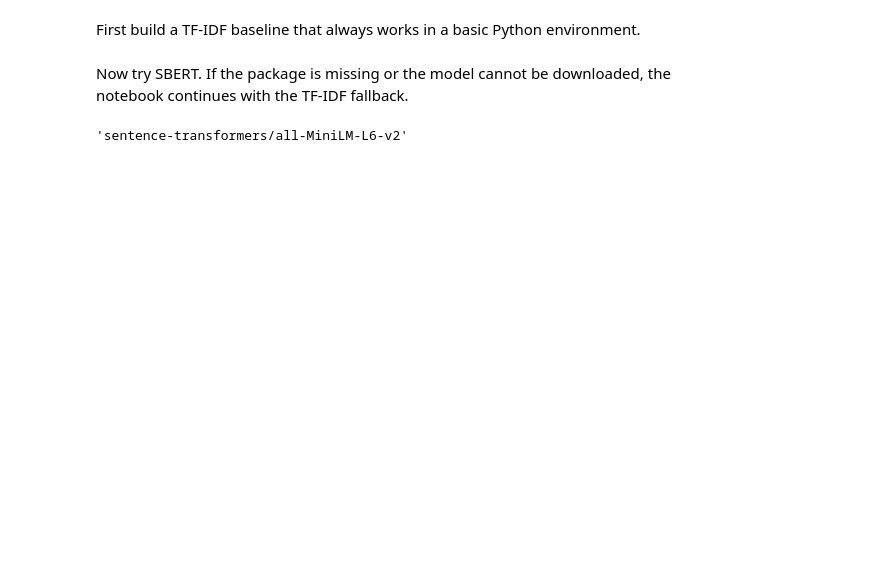
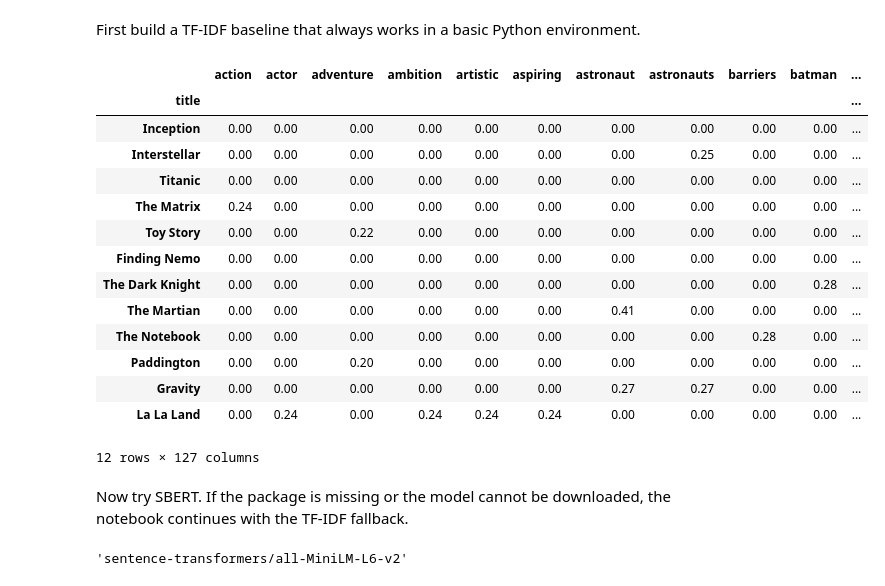
Before and after one commit to MehrdadJalali-AI/RecommenderSystems, a Jupyter notebook: chapter_02_content_based/05_sbert_semantic_recommender.ipynb, the cells around one changed output. Cells and saved outputs as stored; diff of their text form; code cells hidden in the pictures; blank space fills up the shorter version.

Commit message:
Replace chapter 2 SBERT semantic notebook

```diff
--- a/chapter_02_content_based/05_sbert_semantic_recommender.ipynb
+++ b/chapter_02_content_based/05_sbert_semantic_recommender.ipynb
@@ -11,18 +11,24 @@ Slide connection: deep content models, SBERT/BERT embeddings, semantic similarit
 # %% [markdown]
 TF-IDF works with shared words. SBERT can also capture related meanings, such as `astronaut`, `space`, `orbit`, and `Mars`.
 # %%
-# Teaching note: Load movies and combine text fields into one semantic description per movie.
 import pandas as pd
-import numpy as np
 from pathlib import Path
 
-DATA_DIR = Path("data")
-if not (DATA_DIR / "movies_chapter2.csv").exists():
-    DATA_DIR = Path("../data")
-if not (DATA_DIR / "movies_chapter2.csv").exists():
-    DATA_DIR = Path("chapter_02_content_based/data")
+DATA_DIRS = [
+    Path("data"),
+    Path("../data"),
+    Path("chapter_02_content_based/data"),
+]
 
-movies = pd.read_csv(DATA_DIR / "movies_chapter2.csv")
+for data_dir in DATA_DIRS:
+    csv_path = data_dir / "movies_chapter2.csv"
+    if csv_path.exists():
+        movies = pd.read_csv(csv_path)
+        break
+else:
+    url = "https://raw.githubusercontent.com/MehrdadJalali-AI/RecommenderSystems/main/chapter_02_content_based/data/movies_chapter2.csv"
+    movies = pd.read_csv(url)
+
 movies.head()
 # %% [output]
 |  | movie_id | title | genres | director | year | duration_min | rating | family_friendly | description | ... |
@@ -48,5 +55,30 @@ tfidf_matrix = tfidf.fit_transform(movies["semantic_text"])
 # Cosine similarity turns vectors into pairwise recommendation scores.
 tfidf_similarity = cosine_similarity(tfidf_matrix)
+# %%
+# Show TF-IDF table: rows = movies, columns = terms, values = TF-IDF weights
+tfidf_table = pd.DataFrame(
+    tfidf_matrix.toarray(),
+    index=movies["title"],
+    columns=tfidf.get_feature_names_out()
+)
+
+tfidf_table.round(2)
+# %% [output]
+|  | action | actor | adventure | ambition | artistic | aspiring | astronaut | astronauts | barriers | batman | ... |
+| title |  |  |  |  |  |  |  |  |  |  | ... |
+| Inception | 0.00 | 0.00 | 0.00 | 0.00 | 0.00 | 0.00 | 0.00 | 0.00 | 0.00 | 0.00 | ... |
+| Interstellar | 0.00 | 0.00 | 0.00 | 0.00 | 0.00 | 0.00 | 0.00 | 0.25 | 0.00 | 0.00 | ... |
+| Titanic | 0.00 | 0.00 | 0.00 | 0.00 | 0.00 | 0.00 | 0.00 | 0.00 | 0.00 | 0.00 | ... |
+| The Matrix | 0.24 | 0.00 | 0.00 | 0.00 | 0.00 | 0.00 | 0.00 | 0.00 | 0.00 | 0.00 | ... |
+| Toy Story | 0.00 | 0.00 | 0.22 | 0.00 | 0.00 | 0.00 | 0.00 | 0.00 | 0.00 | 0.00 | ... |
+| Finding Nemo | 0.00 | 0.00 | 0.00 | 0.00 | 0.00 | 0.00 | 0.00 | 0.00 | 0.00 | 0.00 | ... |
+| The Dark Knight | 0.00 | 0.00 | 0.00 | 0.00 | 0.00 | 0.00 | 0.00 | 0.00 | 0.00 | 0.28 | ... |
+| The Martian | 0.00 | 0.00 | 0.00 | 0.00 | 0.00 | 0.00 | 0.41 | 0.00 | 0.00 | 0.00 | ... |
+| The Notebook | 0.00 | 0.00 | 0.00 | 0.00 | 0.00 | 0.00 | 0.00 | 0.00 | 0.28 | 0.00 | ... |
+| Paddington | 0.00 | 0.00 | 0.20 | 0.00 | 0.00 | 0.00 | 0.00 | 0.00 | 0.00 | 0.00 | ... |
+| Gravity | 0.00 | 0.00 | 0.00 | 0.00 | 0.00 | 0.00 | 0.27 | 0.27 | 0.00 | 0.00 | ... |
+| La La Land | 0.00 | 0.24 | 0.00 | 0.24 | 0.24 | 0.24 | 0.00 | 0.00 | 0.00 | 0.00 | ... |
+12 rows × 127 columns
 # %% [markdown]
 Now try SBERT. If the package is missing or the model cannot be downloaded, the notebook continues with the TF-IDF fallback.
 # %%
```
Also changed, not shown: parts of 7 cells of this notebook.
